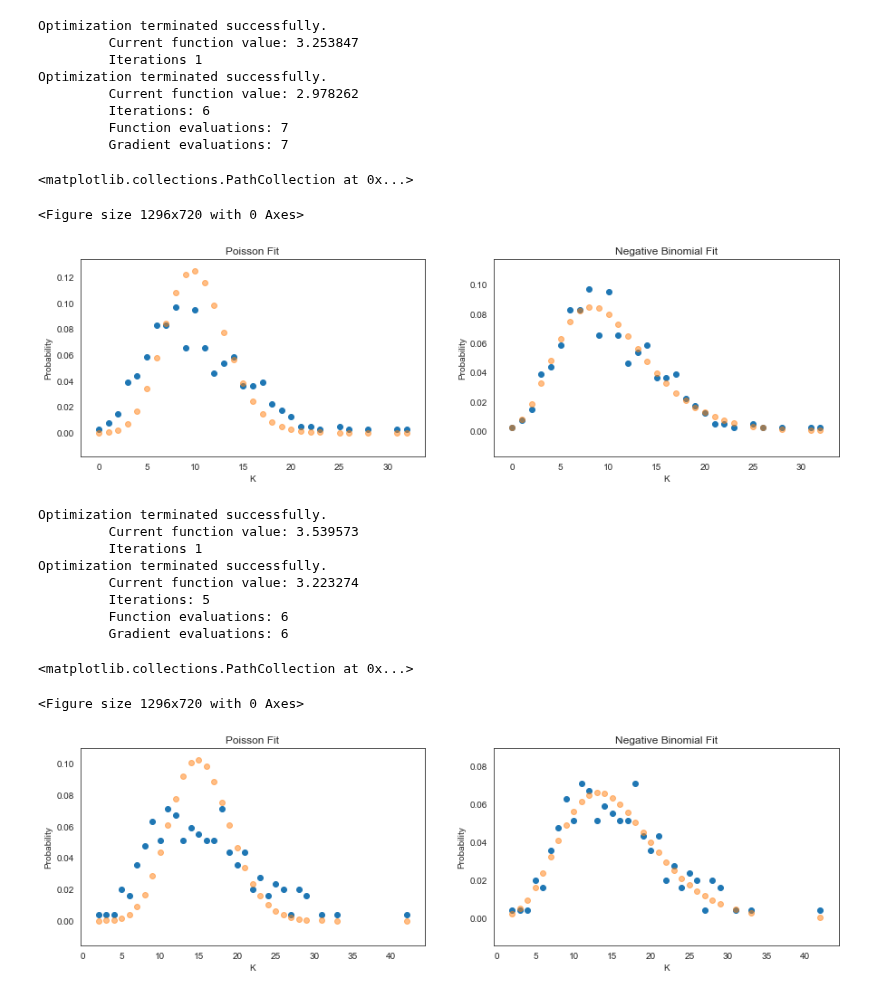
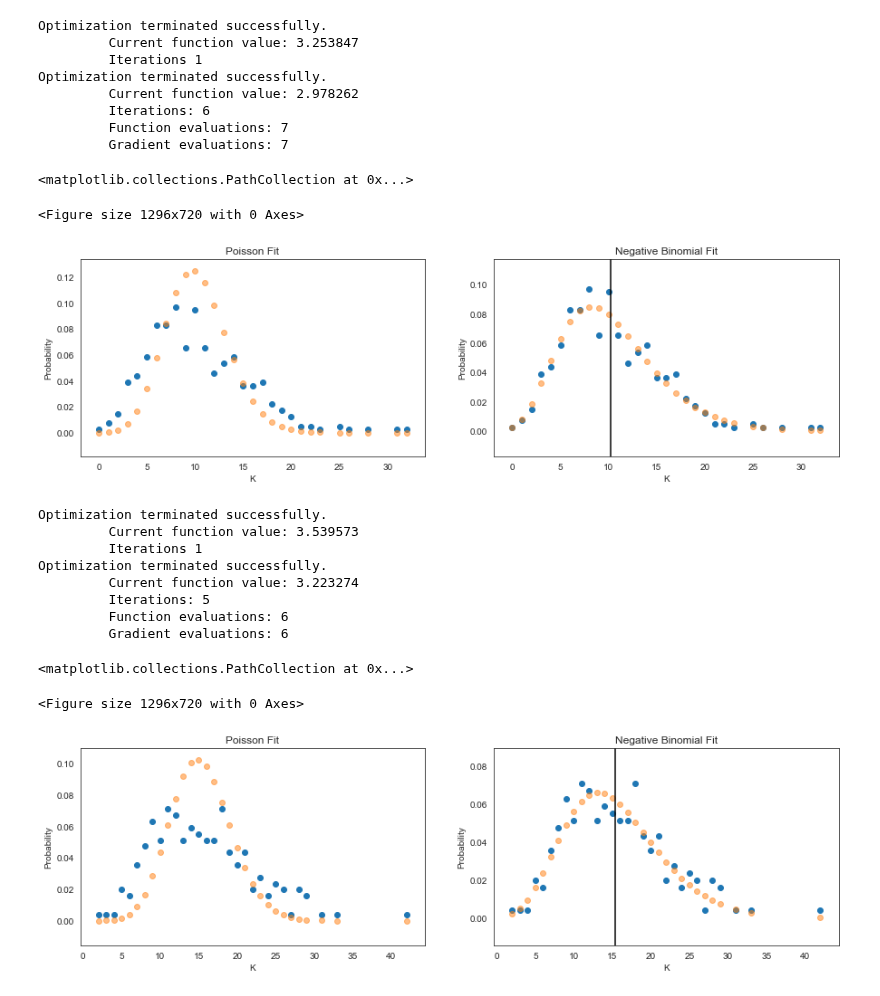
Before and after one commit to srjit/science-of-genius-title-impact, a Jupyter notebook: src/word-distributions/curve-fitting statmodels/Molecular Biology - Fitting.ipynb, the cells around one changed output. Cells and saved outputs as stored; diff of their text form; code cells hidden in the pictures.

```diff
--- a/src/word-distributions/curve-fitting statmodels/Molecular Biology - Fitting.ipynb
+++ b/src/word-distributions/curve-fitting statmodels/Molecular Biology - Fitting.ipynb
@@ -154,14 +154,19 @@ def get_negative_binomial_fit(change_in_values, X):
     prob = size / (size + mu)
     dist_est = nbinom(size, prob)
 
-    return [dist_est.pmf(k) for k in sorted(X)]
+    return dist_est, [dist_est.pmf(k) for k in sorted(X)]
 # %%
-def plot(X_,Y_, ax=None, title="", xlabel="", ylabel="", **kwargs):
+def plot(X_,Y_, ax=None, title="", xlabel="", ylabel="", dist=None, **kwargs):
 
     ax = ax or plt.gca()
     ax.set_title(title)
     ax.set_xlabel(xlabel)
     ax.set_ylabel(ylabel)
+
+#     maxidx = np.where(Y_ == np.max(Y_)
+#     ax.axvline(maxidx)
+    if dist:
+        ax.axvline(dist.mean(), color="black")
     return ax.scatter(X_,Y_, **kwargs)
 # %%
 N = 110
@@ -235,7 +254,7 @@ change_in_values, X, Y = get_word_variations(N, K)
 Y_poiss = get_poisson_pmf(change_in_values, X)
 
 # Negative Binomial
-Y_neg_binomial = get_negative_binomial_fit(change_in_values, X)
+dist_est, Y_neg_binomial = get_negative_binomial_fit(change_in_values, X)
 # %% [output]
 Optimization terminated successfully.
          Current function value: 3.253847
@@ -248,17 +267,22 @@ Optimization terminated successfully.
 # %%
 f = plt.figure(figsize=(18, 10))
 
 fig, (ax1, ax2) = plt.subplots(ncols=2, figsize=(15, 4))
 
 plot(X,Y, ax1)
 plot(X,Y_poiss, ax1, title="Poisson Fit", xlabel="K", ylabel="Probability", alpha=0.5)
 
 plot(X,Y, ax2)
-plot(sorted(X),Y_neg_binomial, ax2, title="Negative Binomial Fit", xlabel="K", ylabel="Probability", alpha=0.5)
+plot(sorted(X),Y_neg_binomial, ax2,
+     title="Negative Binomial Fit",
+     xlabel="K",
+     ylabel="Probability",
+     dist = dist_est,
+     alpha=0.5)
 # %% [output]
 <matplotlib.collections.PathCollection at 0x...>
 <Figure size 1296x720 with 0 Axes>
-[figure, old version]
+[figure, new version]
 # %%
 N = 110
 K = 15
@@ -287,8 +311,13 @@ plot(X,Y, ax1)
 plot(X,Y_poiss, ax1, title="Poisson Fit", xlabel="K", ylabel="Probability", alpha=0.5)
 
 plot(X,Y, ax2)
-plot(sorted(X),Y_neg_binomial, ax2, title="Negative Binomial Fit", xlabel="K", ylabel="Probability", alpha=0.5)
+plot(sorted(X),Y_neg_binomial, ax2,
+     title="Negative Binomial Fit",
+     xlabel="K",
+     ylabel="Probability",
+     dist = dist_est,
+     alpha=0.5)
 # %% [output]
 <matplotlib.collections.PathCollection at 0x...>
 <Figure size 1296x720 with 0 Axes>
-[figure, old version]
+[figure, new version]
```
Also changed, not shown: parts of 6 cells of this notebook, 3 other files.
